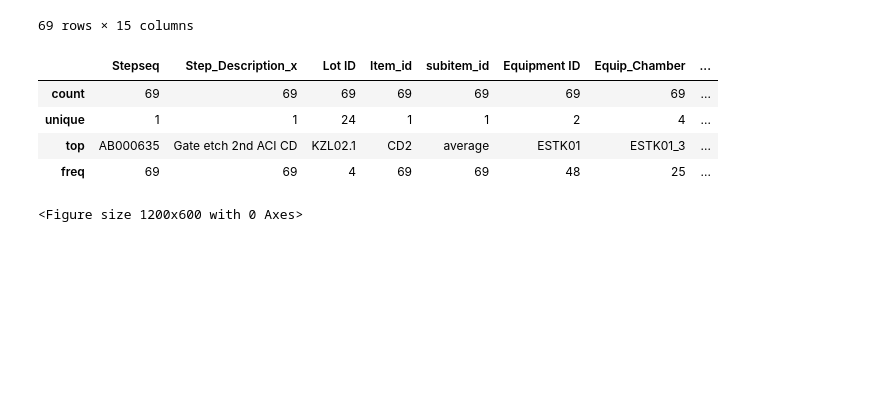
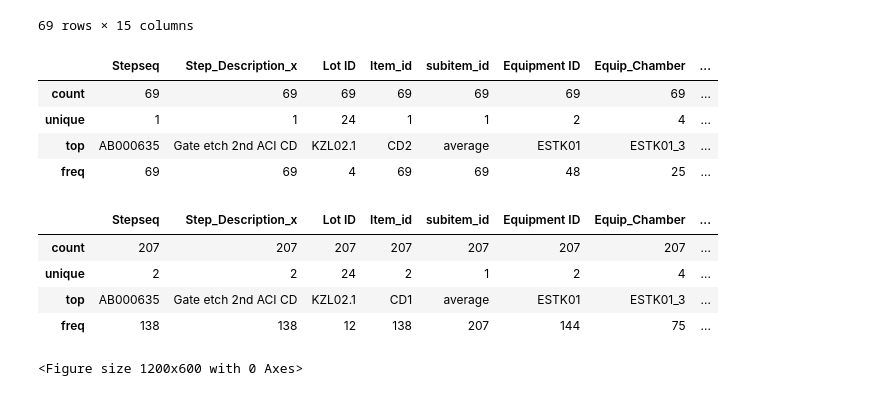
Before and after one commit to hynzuu/Semiconductor-Process-Design-Device-Analysis-and-Yield-Improvement-Using-Data, a Jupyter notebook: 반도체_공정_1차_과제.ipynb, the cells around one changed output. Drawn from its saved outputs; the diff is of its cells as text; code cells hidden in the pictures; blank space fills up the shorter version.

```diff
--- a/반도체_공정_1차_과제.ipynb
+++ b/반도체_공정_1차_과제.ipynb
@@ -673,6 +675,15 @@ gate_etch_2nd_CD2_merge.describe(include='object')
 | unique | 1 | 1 | 24 | 1 | 1 | 2 | 4 | ... |
 | top | AB000635 | Gate etch 2nd ACI CD | KZL02.1 | CD2 | average | ESTK01 | ESTK01_3 | ... |
 | freq | 69 | 69 | 4 | 69 | 69 | 48 | 25 | ... |
+# %%
+#gate_etch_2nd_merge
+gate_etch_2nd_merge.describe(include='object')
+# %% [output]
+|  | Stepseq | Step_Description_x | Lot ID | Item_id | subitem_id | Equipment ID | Equip_Chamber | ... |
+| count | 207 | 207 | 207 | 207 | 207 | 207 | 207 | ... |
+| unique | 2 | 2 | 24 | 2 | 1 | 2 | 4 | ... |
+| top | AB000635 | Gate etch 2nd ACI CD | KZL02.1 | CD1 | average | ESTK01 | ESTK01_3 | ... |
+| freq | 138 | 138 | 12 | 138 | 207 | 144 | 75 | ... |
 # %%
 
 # 'Item_id'= 'CD2'
```
Also changed, not shown: parts of 9 cells of this notebook.
